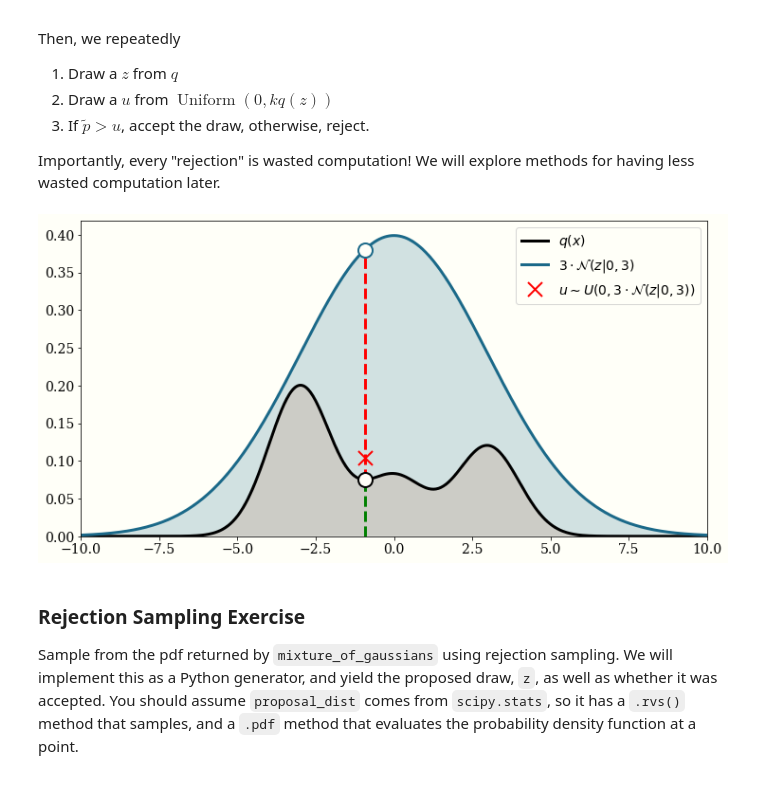
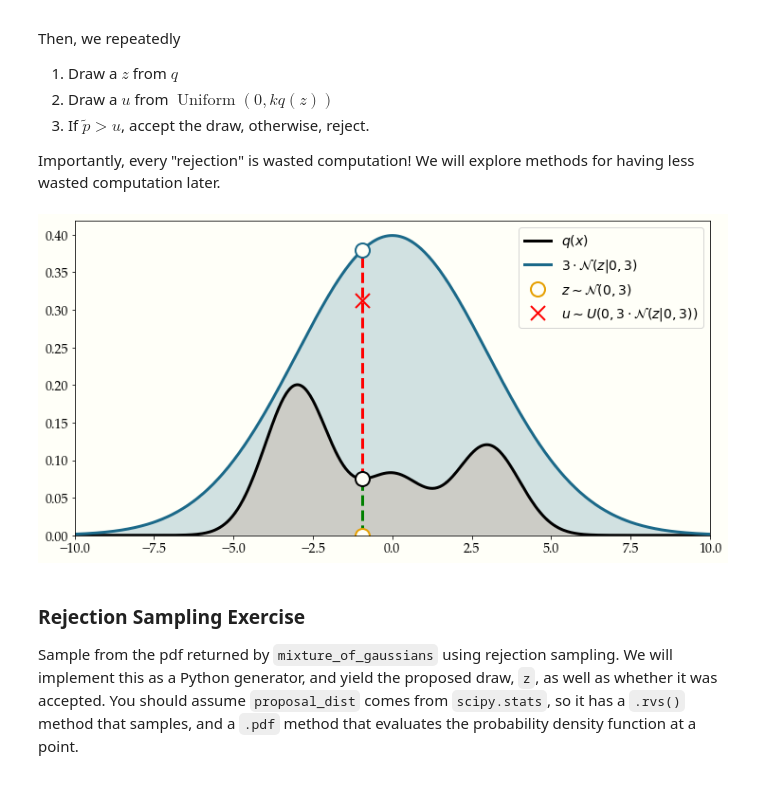
Before and after one commit to fonnesbeck/Bayes_Computing_Course, a Jupyter notebook: notebooks/Section2_1-MCMC.ipynb, the cells around one changed output. Saved outputs shown, nothing was run; the diff lists cells and outputs as text; code cells hidden in the pictures.

```diff
--- a/notebooks/Section2_1-MCMC.ipynb
+++ b/notebooks/Section2_1-MCMC.ipynb
@@ -181,34 +181,33 @@ def mixture_of_gaussians():
 # %%
 np.random.seed(6)
 pdf = mixture_of_gaussians()
+k = 3
 q = st.norm(0, 3)
 z = q.rvs()
-u = np.random.rand() * q.pdf(z)
+u = np.random.rand() * k * q.pdf(z)
 
 fig, ax = plt.subplots(figsize=(10, 5), constrained_layout=True)
 
 t = np.linspace(-10, 10, 500)
 ax.plot(t, pdf(t), '-', label='$q(x)$')
 ax.fill_between(t, 0, pdf(t), alpha=0.2)
-ax.plot(t, 3 * q.pdf(t), '-', label='$3 \cdot \mathcal{N}(z | 0, 3)$')
+ax.plot(t, k * q.pdf(t), '-', label='$3 \cdot \mathcal{N}(z | 0, 3)$')
 ax.fill_between(t, pdf(t), 3 * q.pdf(t), alpha=0.2)
 
 bg_color = ax.get_facecolor()
 ax.vlines(z, 0, pdf(z), linestyles='dashed', color='green')
-ax.vlines(z, pdf(z), 3 * q.pdf(z), linestyles='dashed', color='red')
+ax.vlines(z, pdf(z), k * q.pdf(z), linestyles='dashed', color='red')
 
-# ax.plot(z, 0, 'o', label='z', ms=15, mfc=bg_color)
+ax.plot(z, 0, 'o', label='$z \sim \mathcal{N}(0, 3)$', ms=15, mfc=bg_color)
 ax.plot(z, pdf(z), 'o', color='C0', ms=15, mfc=bg_color)
 ax.plot(z, u, 'rx', label='$u \sim U(0, 3\cdot\mathcal{N}(z | 0, 3))$', ms=15, mfc=bg_color)
-ax.plot(z, 3 * q.pdf(z), 'o', color='C1', ms=15, mfc=bg_color)
-
-# ax.plot(z * np.ones(4), np.array([0, pdf(z), u, 3 * q.pdf(z)]), 'ko', ms=15, mfc=bg_color)
+ax.plot(z, k * q.pdf(z), 'o', color='C1', ms=15, mfc=bg_color)
 
 ax.set_ylim(bottom=0)
 ax.set_xlim(t.min(), t.max())
 ax.legend();
 # %% [output]
-[figure, old version]
+[figure, new version]
 # %% [markdown]
 ### Rejection Sampling Exercise
 
```
Also changed, not shown: parts of 17 cells of this notebook.
